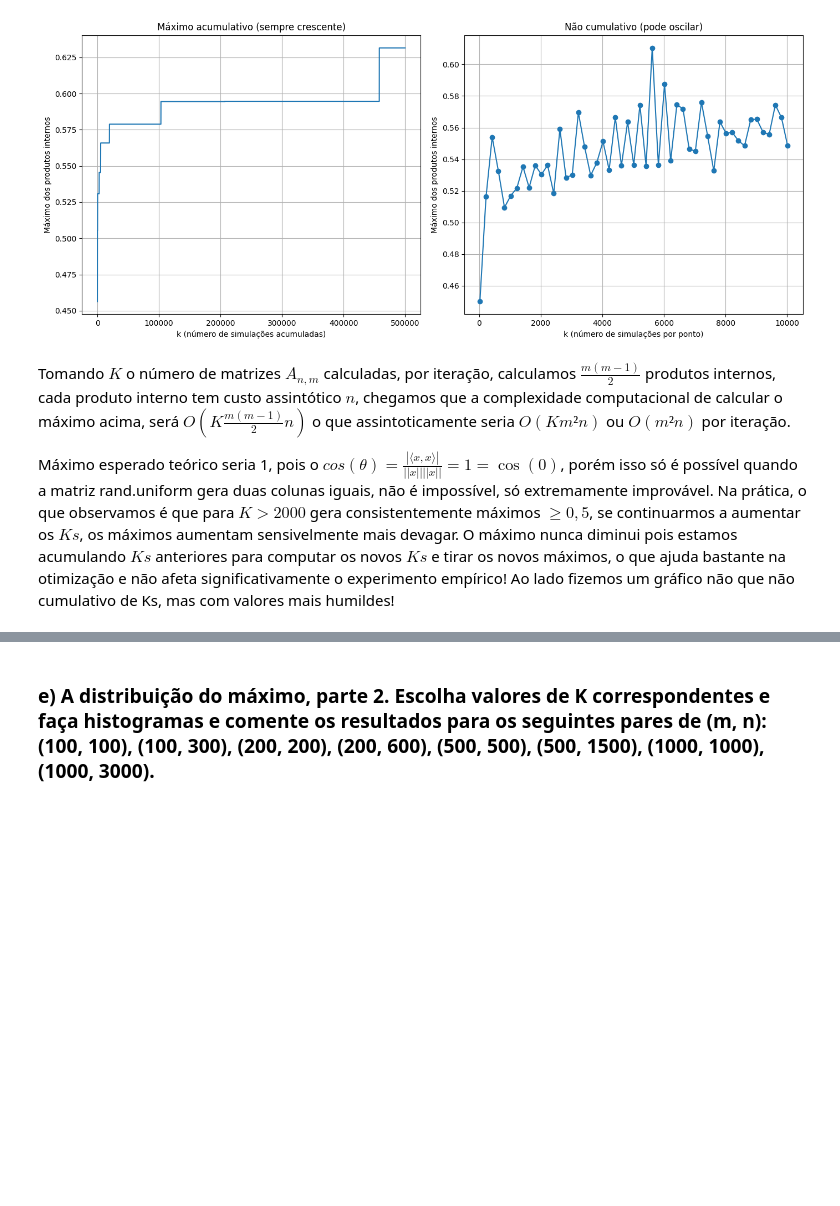
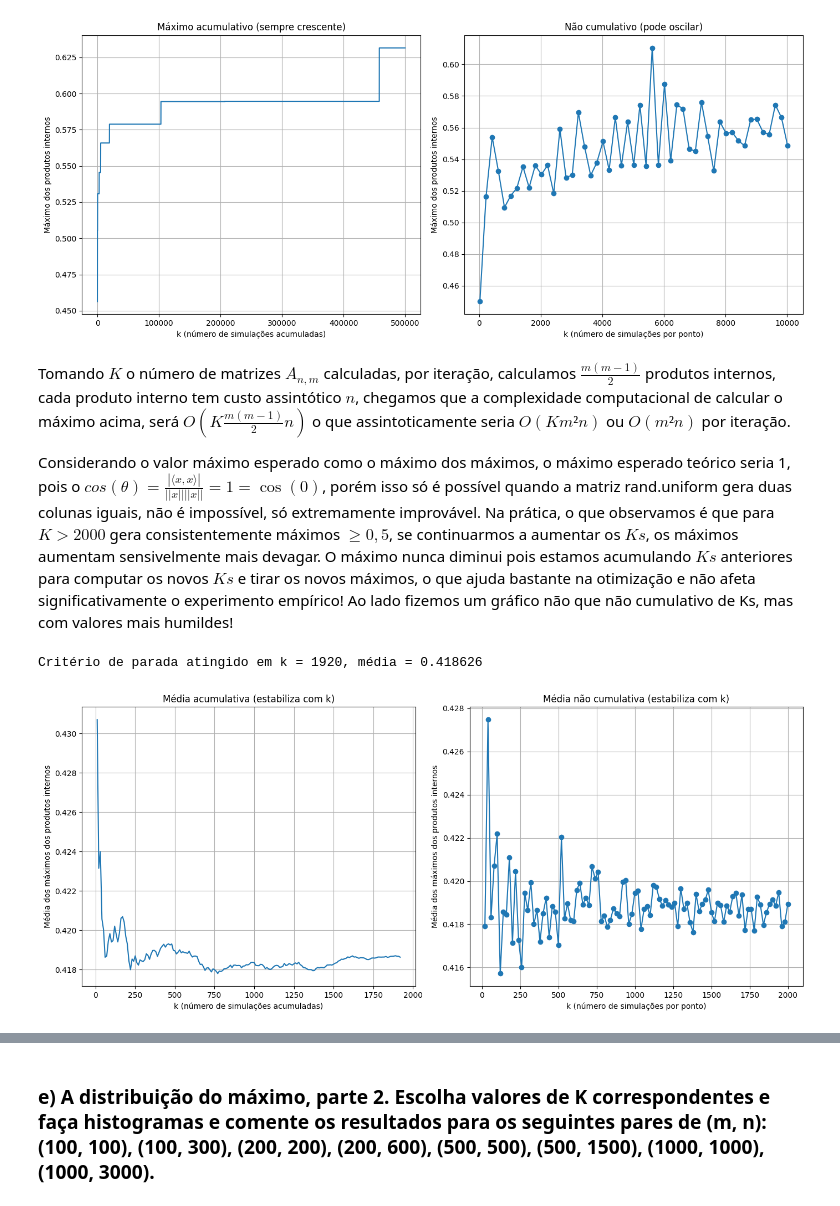
Before and after one commit to Ferreira17k/aln-projeto4, a Jupyter notebook: aln-bruno-elisa.ipynb, the cells around one changed output, grey strips where cells are left out. Drawn from its saved outputs; the diff is of its cells as text; code cells hidden in the pictures; blank space fills up the shorter version.

```diff
--- a/aln-bruno-elisa.ipynb
+++ b/aln-bruno-elisa.ipynb
@@ -229,4 +231,75 @@ plt.tight_layout()
 # %% [markdown]
 Tomando $K$ o número de matrizes $A_{n,m}$ calculadas, por iteração, calculamos $\frac{m(m-1)}{2}$ produtos internos, cada produto interno tem custo assintótico $n$, chegamos que a complexidade computacional de calcular o máximo acima, será $O(K\frac{m(m-1)}{2}n)$ o que assintoticamente seria $O(Km²n)$ ou $O(m²n)$ por iteração.
 
-Máximo esperado teórico seria 1, pois o $cos(\theta) = \frac{| \langle x, x \rangle |}{|| x || || x ||} = 1 = \cos(0)$, porém isso só é possível quando a matriz rand.uniform gera duas colunas iguais, não é impossível, só extremamente improvável. Na prática, o que observamos é que para $K > 2000$ gera consistentemente máximos $\ge 0,5$, se continuarmos a aumentar os $Ks$, os máximos aumentam sensivelmente mais devagar. O máximo nunca diminui pois estamos acumulando $Ks$ anteriores para computar os novos $Ks$ e tirar os novos máximos, o que ajuda bastante na otimização e não afeta significativamente o experimento empírico! Ao lado fizemos um gráfico não que não cumulativo de Ks, mas com valores mais humildes!
+Considerando o valor máximo esperado como o máximo dos máximos, o máximo esperado teórico seria 1, pois o $cos(\theta) = \frac{| \langle x, x \rangle |}{|| x || || x ||} = 1 = \cos(0)$, porém isso só é possível quando a matriz rand.uniform gera duas colunas iguais, não é impossível, só extremamente improvável. Na prática, o que observamos é que para $K > 2000$ gera consistentemente máximos $\ge 0,5$, se continuarmos a aumentar os $Ks$, os máximos aumentam sensivelmente mais devagar. O máximo nunca diminui pois estamos acumulando $Ks$ anteriores para computar os novos $Ks$ e tirar os novos máximos, o que ajuda bastante na otimização e não afeta significativamente o experimento empírico! Ao lado fizemos um gráfico não que não cumulativo de Ks, mas com valores mais humildes!
+# %%
+fig, axs = plt.subplots(1, 2, figsize=(14, 6))
+
+medias_por_k_cum = []
+historico_maximos = []
+ks_usados = []
+
+epsilon = 1e-4
+janela = 15
+max_iter = 2000
+
+for i in range(max_iter):
+    novos_maximos = calc_vect(10)
+    historico_maximos.extend(novos_maximos)
+
+    media_valor = np.mean(historico_maximos)
+    medias_por_k_cum.append(media_valor)
+    ks_usados.append((i+1)*10)
+
+    # Verifica estabilidade na janela dos últimos 15 valores
+    if i + 1 >= janela:
+        ultimos = medias_por_k_cum[-janela:]
+        variacao_maxima = np.max(ultimos) - np.min(ultimos)
+
+        if variacao_maxima < epsilon:
+            print(f"Critério de parada atingido em k = {(i+1)*10}, média = {media_valor:.6f}")
+            break
+
+axs[0].plot(ks_usados, medias_por_k_cum)
+axs[0].set_xlabel("k (número de simulações acumuladas)")
+axs[0].set_ylabel("Média dos máximos dos produtos internos")
+axs[0].set_title("Média acumulativa (estabiliza com k)")
+axs[0].grid(True)
+
+
+# não acumulando ks
+medias_por_k_nao_cum = []
+ks_nao_cumulativo = []
+
+epsilon = 1e-3
+janela = 15
+max_iter = 100
+passo_k = 20
+
+for i in range(max_iter):
+    k_atual = (i+1) * passo_k
+    resultados = calc_vect(k_atual)
+    media_valor = np.mean(resultados)
+
+    medias_por_k_nao_cum.append(media_valor)
+    ks_nao_cumulativo.append(k_atual)
+
+    # verifica estabilidade da média na janela móvel
+    if i + 1 >= janela:
+        ultimos = medias_por_k_nao_cum[-janela:]
+        variacao_maxima = np.max(ultimos) - np.min(ultimos)
+
+        if variacao_maxima < epsilon:
+            print(f"Critério de parada (não cumulativo) atingido em k = {k_atual}, média = {media_valor:.6f}")
+            break
+
+axs[1].plot(ks_nao_cumulativo, medias_por_k_nao_cum, marker='o')
+axs[1].set_xlabel("k (número de simulações por ponto)")
+axs[1].set_ylabel("Média dos máximos dos produtos internos")
+axs[1].set_title("Média não cumulativa (estabiliza com k)")
+axs[1].grid(True)
+
+plt.tight_layout()
+# %% [output]
+Critério de parada atingido em k = 1920, média = 0.418626
+[figure, added]
```
Also changed, not shown: parts of 7 cells of this notebook.
